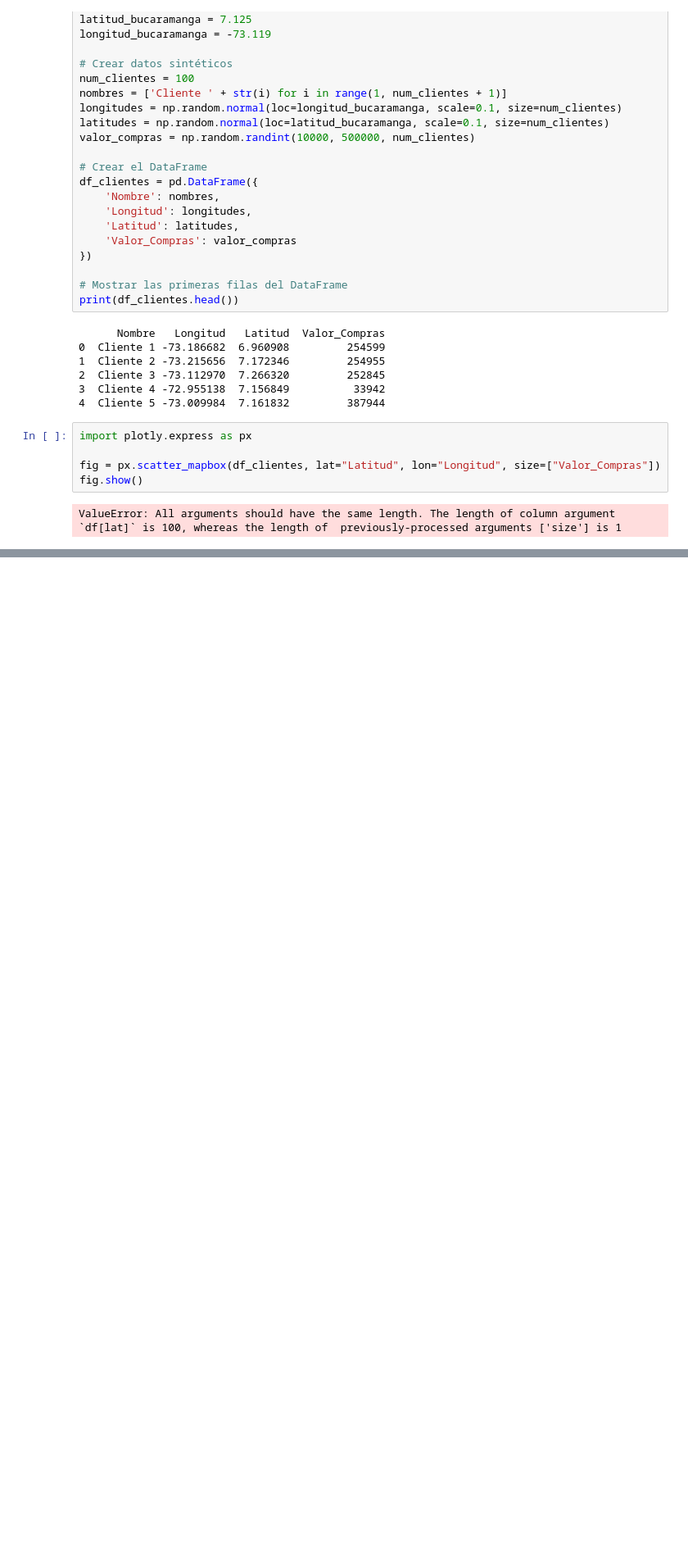
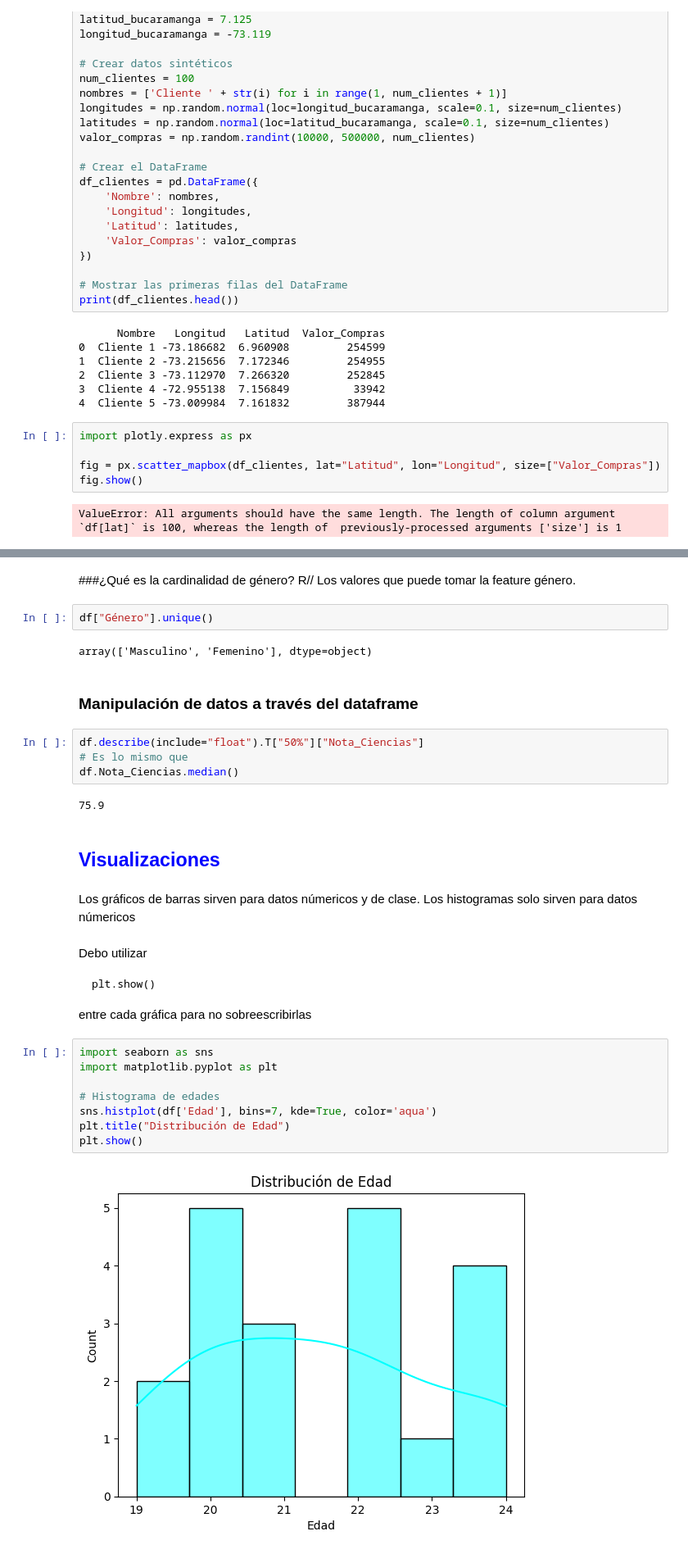
Before and after one commit to sergioc248/apuntes-inteligencia-artificial, a Jupyter notebook: Apuntes_EDA.ipynb, the cells around one changed output, grey strips where cells are left out. Shown at 82% size. Cells and saved outputs as stored; diff of their text form; blank space fills up the shorter version.

````diff
--- a/Apuntes_EDA.ipynb
+++ b/Apuntes_EDA.ipynb
@@ -276,0 +422,35 @@ fig.show()
+# %% [markdown]
+###¿Qué es la cardinalidad de género? R// Los valores que puede tomar la feature género.
+# %%
+df["Género"].unique()
+# %% [output]
+array(['Masculino', 'Femenino'], dtype=object)
+# %% [markdown]
+### Manipulación de datos a través del dataframe
+# %%
+df.describe(include="float").T["50%"]["Nota_Ciencias"]
+# Es lo mismo que
+df.Nota_Ciencias.median()
+# %% [output]
+75.9
+# %% [markdown]
+## <font color="blue">Visualizaciones
+# %% [markdown]
+Los gráficos de barras sirven para datos númericos y de clase. Los histogramas solo sirven para datos númericos
+# %% [markdown]
+Debo utilizar
+
+```
+plt.show()
+```
+entre cada gráfica para no sobreescribirlas
+# %%
+import seaborn as sns
+import matplotlib.pyplot as plt
+
+# Histograma de edades
+sns.histplot(df['Edad'], bins=7, kde=True, color='aqua')
+plt.title("Distribución de Edad")
+plt.show()
+# %% [output]
+[figure, added]
````
Also changed, not shown: parts of 27 cells of this notebook.
